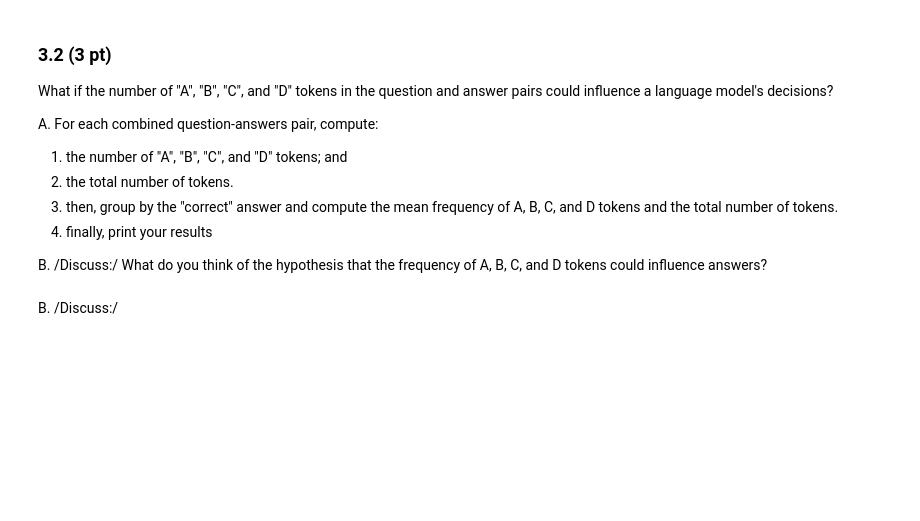
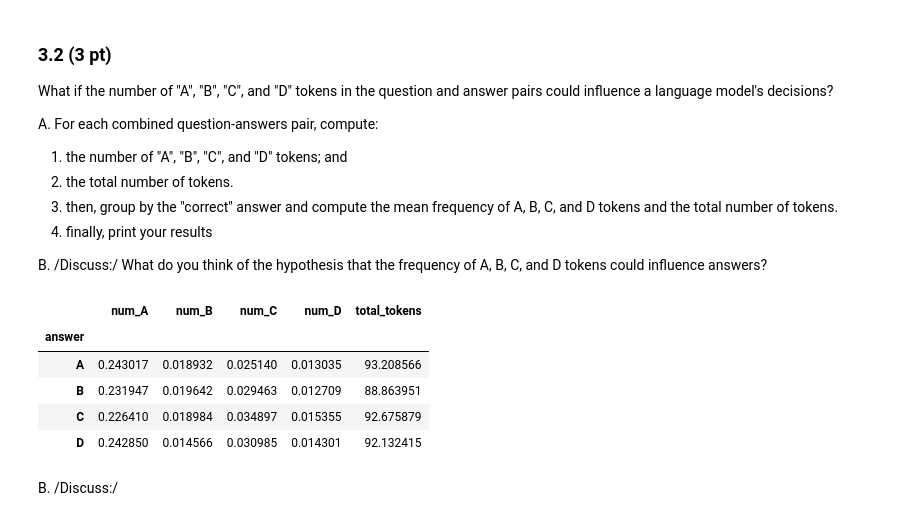
Before and after one commit to sylvainshan/Applied-Data-Analysis, a Jupyter notebook: Homework/01_PROJECT_NEUTRALITY/analysis.ipynb, the cells around one changed output. Drawn from its saved outputs; the diff is of its cells as text; code cells hidden in the pictures; blank space fills up the shorter version.

```diff
--- a/Homework/01_PROJECT_NEUTRALITY/analysis.ipynb
+++ b/Homework/01_PROJECT_NEUTRALITY/analysis.ipynb
@@ -1144,17 +1144,30 @@ A. For each combined question-answers pair, compute:
 
 B. /Discuss:/ What do you think of the hypothesis that the frequency of A, B, C, and D tokens could influence answers?
 # %%
-def count_token(tokenized_text, target_token):
-    """
-    Count the number of occurrences of a target token in a tokenized text
-    """
-    return tokenized_text.count(target_token)
+# Concatenate tokens from questions and answers for each question
+df_qa_pairs = df_mmlu_test.copy()
+df_qa_pairs['tokenized_qa'] = df_qa_pairs.apply(lambda x: x['tokenized_question'] + x['tokenized_A'] +
+                                                          x['tokenized_B'] + x['tokenized_C'] + x['tokenized_D'], axis=1)
 
-# df_qa_pairs = df_mmlu_test[['tokenized_question', 'tokenized_A', 'tokenized_B', 'tokenized_C', 'tokenized_D']]
+# Count the number of A, B, C, and D tokens for each question-answer pair
+df_qa_pairs['num_A'] = df_qa_pairs['tokenized_qa'].apply(lambda x: x.count(tokenize_text('A')[0]))
+df_qa_pairs['num_B'] = df_qa_pairs['tokenized_qa'].apply(lambda x: x.count(tokenize_text('B')[0]))
+df_qa_pairs['num_C'] = df_qa_pairs['tokenized_qa'].apply(lambda x: x.count(tokenize_text('C')[0]))
+df_qa_pairs['num_D'] = df_qa_pairs['tokenized_qa'].apply(lambda x: x.count(tokenize_text('D')[0]))
 
-text = "A A B C"
-tokenized_text = tokenize_text(text)
-count_token(tokenized_text, tokenized_text('A'))
+# Total number of tokens for each question-answer pair
+df_qa_pairs['total_tokens'] = df_qa_pairs['tokenized_qa'].apply(len)
+
+# Group by the correct answer and compute the mean frequency of A, B, C, and D tokens and the total number of tokens
+df_qa_pairs_grouped = df_qa_pairs.groupby('answer')[['num_A', 'num_B', 'num_C', 'num_D', 'total_tokens']].mean()
+df_qa_pairs_grouped
+# %% [output]
+|  | num_A | num_B | num_C | num_D | total_tokens |
+| answer |  |  |  |  |  |
+| A | 0.243017 | 0.018932 | 0.025140 | 0.013035 | 93.208566 |
+| B | 0.231947 | 0.019642 | 0.029463 | 0.012709 | 88.863951 |
+| C | 0.226410 | 0.018984 | 0.034897 | 0.015355 | 92.675879 |
+| D | 0.242850 | 0.014566 | 0.030985 | 0.014301 | 92.132415 |
 # %% [markdown]
 B. /Discuss:/
 # %% [markdown]
```
Also changed, not shown: parts of 6 cells of this notebook.
